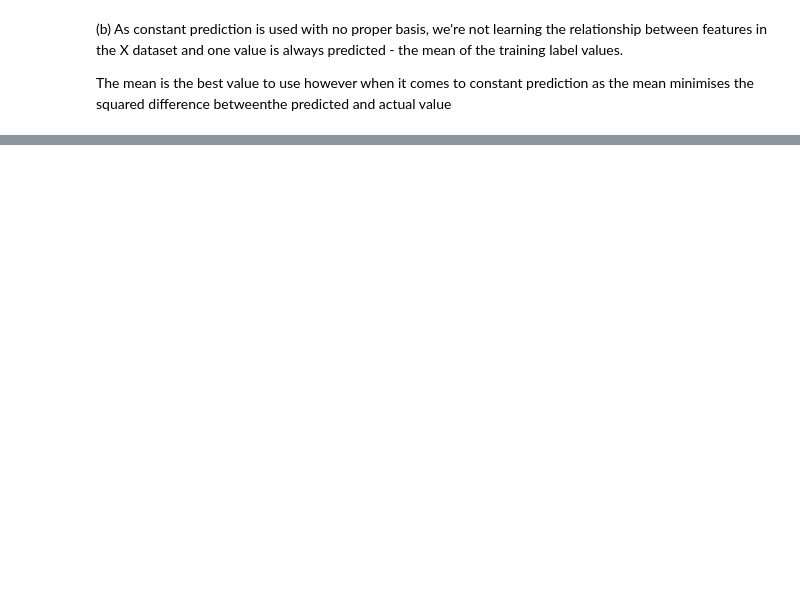
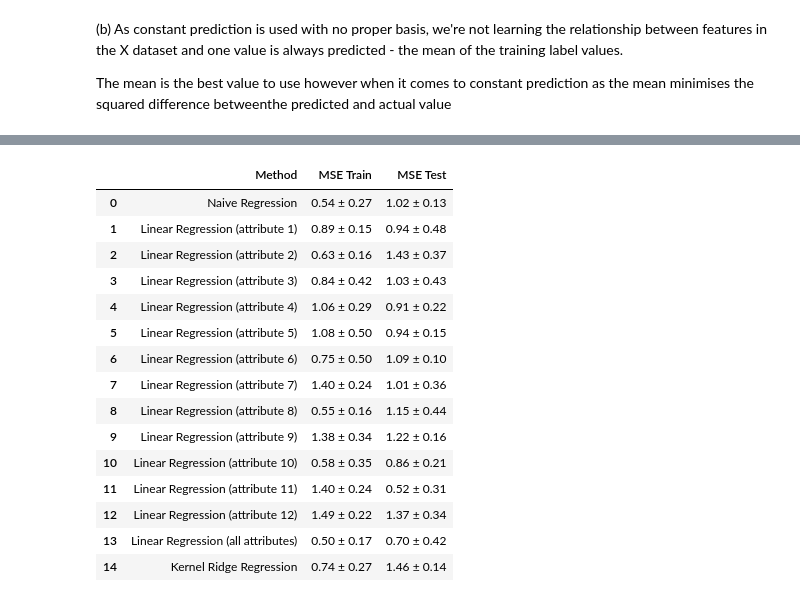
Before and after one commit to ajaymdn/comp0078, a Jupyter notebook: 1.2/1.2.1.ipynb, the cells around one changed output, grey strips where cells are left out. Saved outputs shown, nothing was run; the diff lists cells and outputs as text; code cells hidden in the pictures; blank space fills up the shorter version.

```diff
--- a/1.2/1.2.1.ipynb
+++ b/1.2/1.2.1.ipynb
@@ -177,0 +179,57 @@ plt.show()
+# %%
+import pandas as pd
+import numpy as np
+
+# Example data (you can replace these with your actual results)
+methods = [
+    "Naive Regression",
+    "Linear Regression (attribute 1)",
+    "Linear Regression (attribute 2)",
+    "Linear Regression (attribute 3)",
+    "Linear Regression (attribute 4)",
+    "Linear Regression (attribute 5)",
+    "Linear Regression (attribute 6)",
+    "Linear Regression (attribute 7)",
+    "Linear Regression (attribute 8)",
+    "Linear Regression (attribute 9)",
+    "Linear Regression (attribute 10)",
+    "Linear Regression (attribute 11)",
+    "Linear Regression (attribute 12)",
+    "Linear Regression (all attributes)",
+    "Kernel Ridge Regression"
+]
+
+# Random MSE and standard deviation values for demonstration (replace with actual values)
+train_mse = np.random.uniform(0.5, 1.5, len(methods))  # Example train MSE
+train_std = np.random.uniform(0.1, 0.5, len(methods))  # Example train std
+test_mse = np.random.uniform(0.5, 1.5, len(methods))   # Example test MSE
+test_std = np.random.uniform(0.1, 0.5, len(methods))   # Example test std
+
+# Create a DataFrame
+data = {
+    "Method": methods,
+    "MSE Train": [f"{m:.2f} ± {s:.2f}" for m, s in zip(train_mse, train_std)],
+    "MSE Test": [f"{m:.2f} ± {s:.2f}" for m, s in zip(test_mse, test_std)]
+}
+
+df = pd.DataFrame(data)
+
+# Display the DataFrame
+df
+# %% [output]
+|  | Method | MSE Train | MSE Test |
+| 0 | Naive Regression | 0.54 ± 0.27 | 1.02 ± 0.13 |
+| 1 | Linear Regression (attribute 1) | 0.89 ± 0.15 | 0.94 ± 0.48 |
+| 2 | Linear Regression (attribute 2) | 0.63 ± 0.16 | 1.43 ± 0.37 |
+| 3 | Linear Regression (attribute 3) | 0.84 ± 0.42 | 1.03 ± 0.43 |
+| 4 | Linear Regression (attribute 4) | 1.06 ± 0.29 | 0.91 ± 0.22 |
+| 5 | Linear Regression (attribute 5) | 1.08 ± 0.50 | 0.94 ± 0.15 |
+| 6 | Linear Regression (attribute 6) | 0.75 ± 0.50 | 1.09 ± 0.10 |
+| 7 | Linear Regression (attribute 7) | 1.40 ± 0.24 | 1.01 ± 0.36 |
+| 8 | Linear Regression (attribute 8) | 0.55 ± 0.16 | 1.15 ± 0.44 |
+| 9 | Linear Regression (attribute 9) | 1.38 ± 0.34 | 1.22 ± 0.16 |
+| 10 | Linear Regression (attribute 10) | 0.58 ± 0.35 | 0.86 ± 0.21 |
+| 11 | Linear Regression (attribute 11) | 1.40 ± 0.24 | 0.52 ± 0.31 |
+| 12 | Linear Regression (attribute 12) | 1.49 ± 0.22 | 1.37 ± 0.34 |
+| 13 | Linear Regression (all attributes) | 0.50 ± 0.17 | 0.70 ± 0.42 |
+| 14 | Kernel Ridge Regression | 0.74 ± 0.27 | 1.46 ± 0.14 |
```
Also changed, not shown: parts of 5 cells of this notebook, 3 other files.
